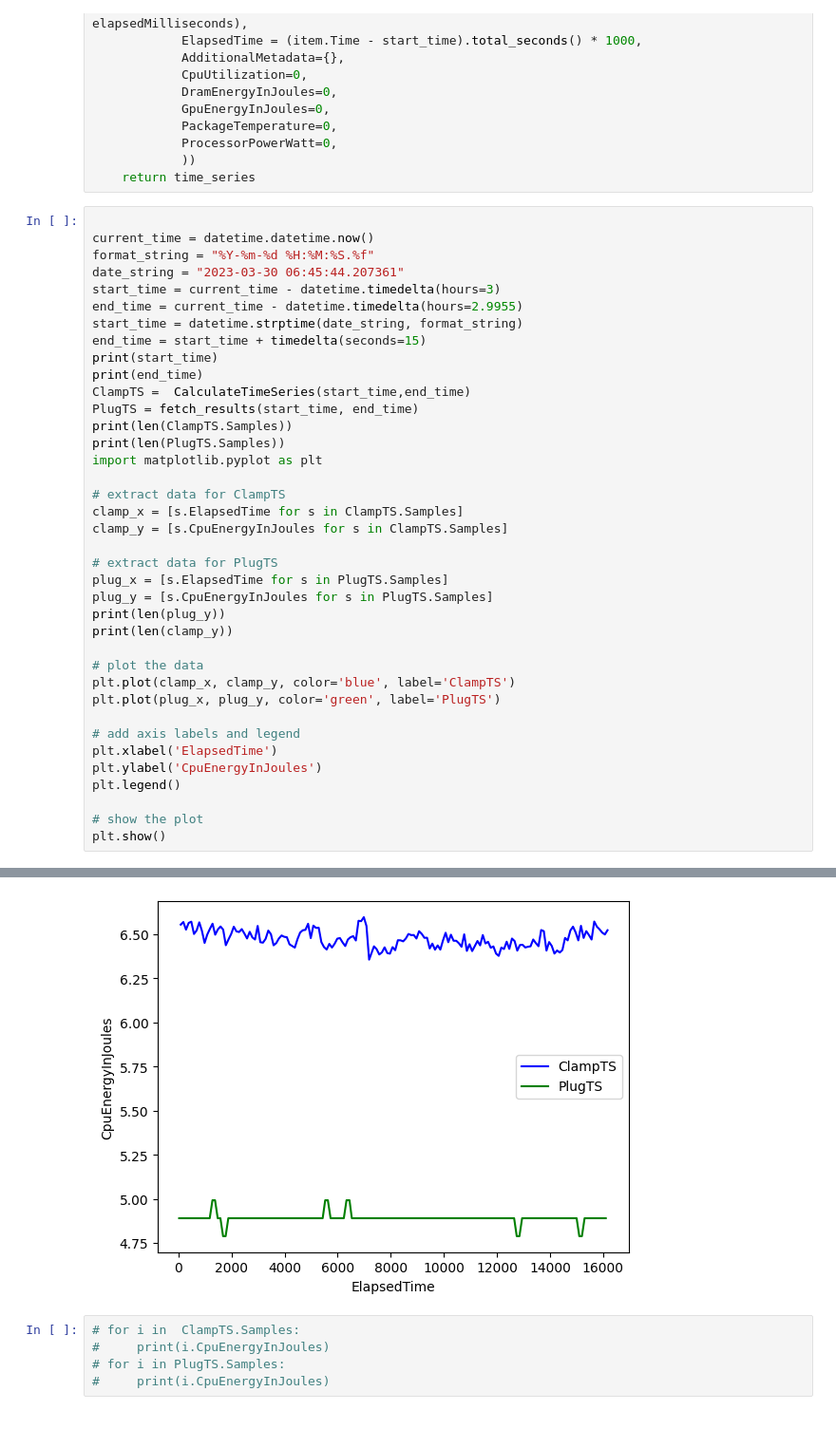
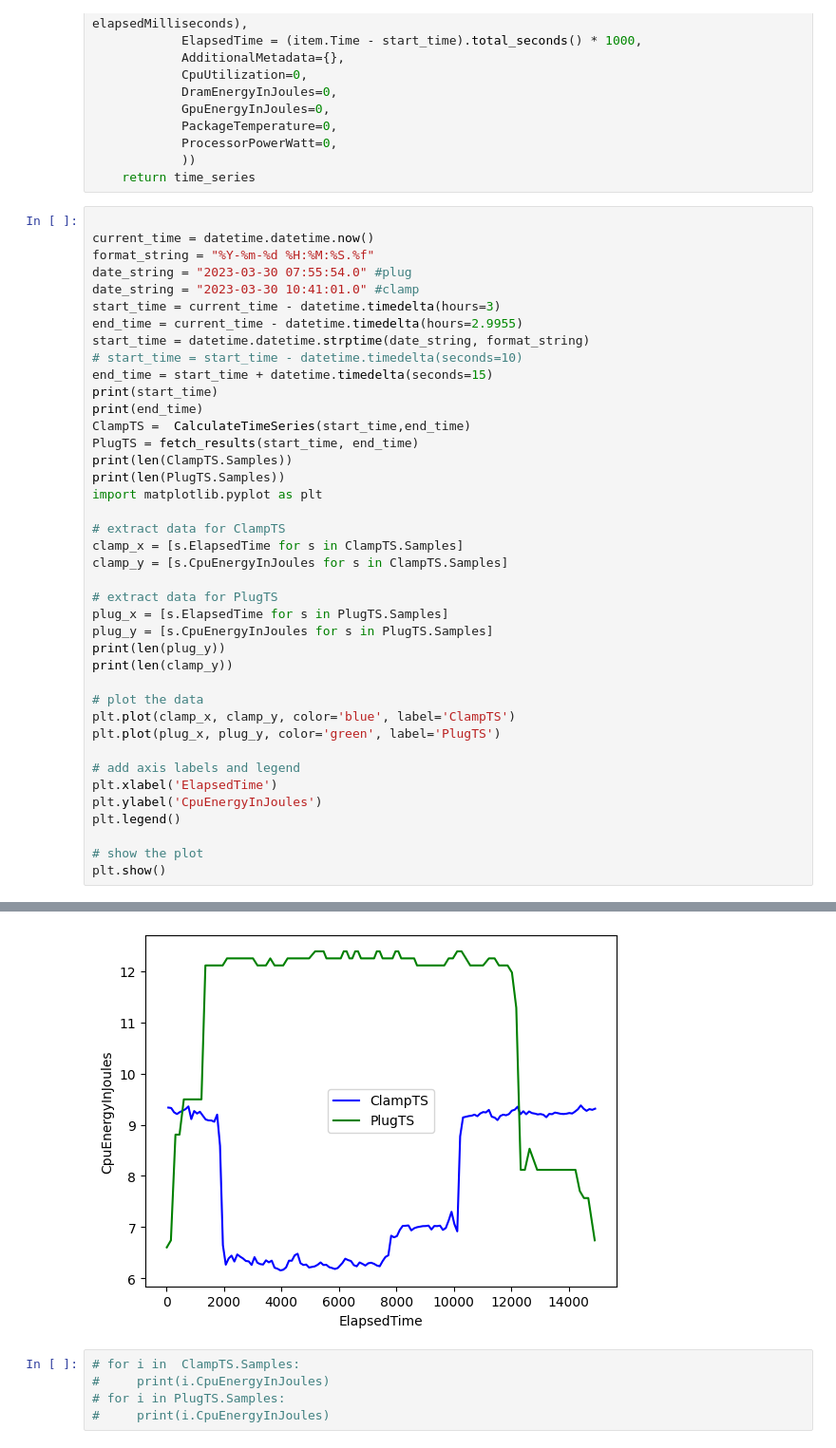
Before and after one commit to KuskIV/BDEnergy, a Jupyter notebook: analytics/DataExplore.ipynb, the cells around one changed output, grey strips where cells are left out. Shown at 95% size. Saved outputs shown, nothing was run; the diff lists cells and outputs as text.

```diff
--- a/analytics/DataExplore.ipynb
+++ b/analytics/DataExplore.ipynb
@@ -131,11 +131,13 @@ def fetch_results(start_time, end_time):
 
 current_time = datetime.datetime.now()
 format_string = "%Y-%m-%d %H:%M:%S.%f"
-date_string = "2023-03-30 06:45:44.207361"
+date_string = "2023-03-30 07:55:54.0" #plug
+date_string = "2023-03-30 10:41:01.0" #clamp
 start_time = current_time - datetime.timedelta(hours=3)
 end_time = current_time - datetime.timedelta(hours=2.9955)
-start_time = datetime.strptime(date_string, format_string)
-end_time = start_time + timedelta(seconds=15)
+start_time = datetime.datetime.strptime(date_string, format_string)
+# start_time = start_time - datetime.timedelta(seconds=10)
+end_time = start_time + datetime.timedelta(seconds=15)
 print(start_time)
 print(end_time)
 ClampTS =  CalculateTimeSeries(start_time,end_time)
@@ -175,4 +177,4 @@ plt.show()
-[figure, old version]
+[figure, new version]
 # %%
 # for i in  ClampTS.Samples:
 #     print(i.CpuEnergyInJoules)
```
Also changed, not shown: parts of 1 cell of this notebook, 10 other files.
